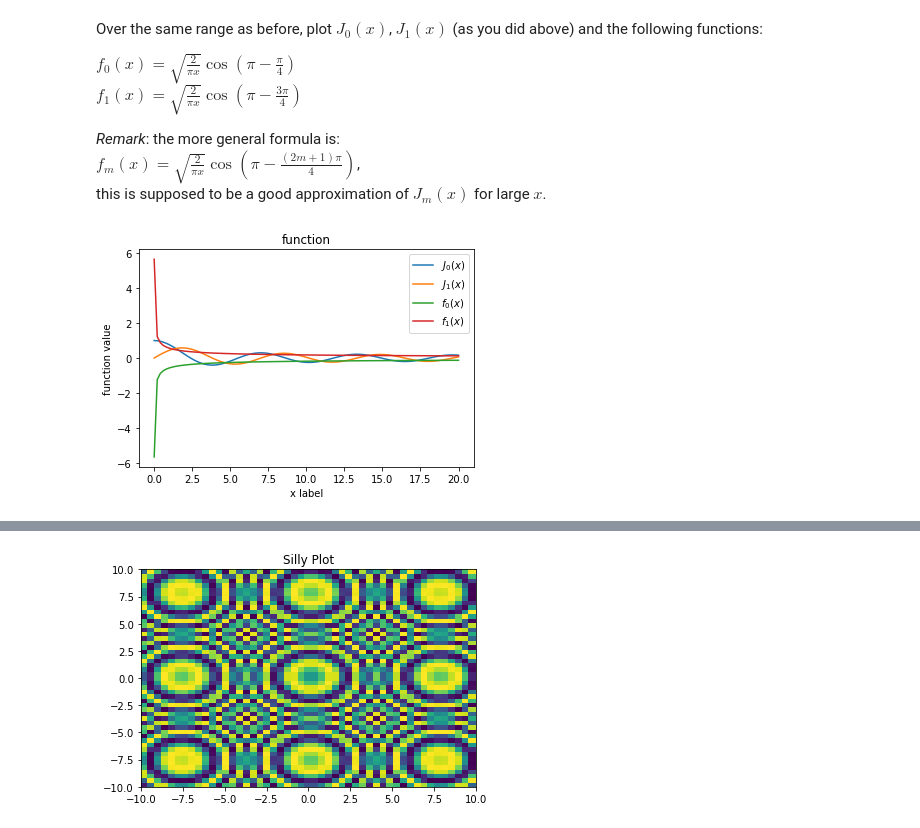
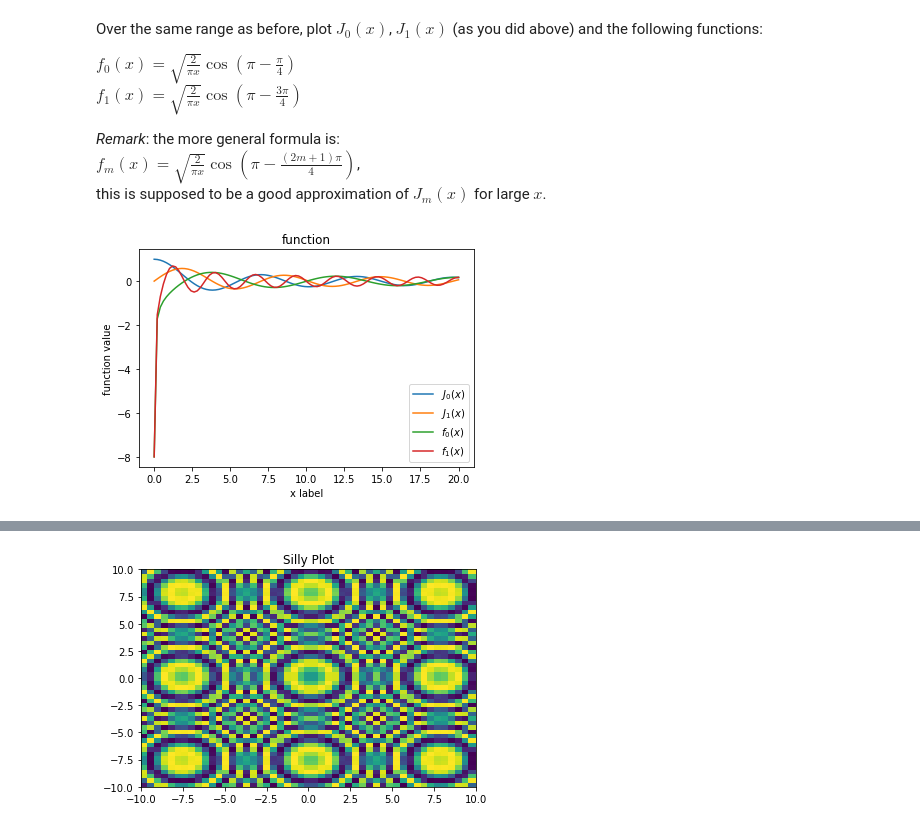
Before and after one commit to emoli003/Homework02, a Jupyter notebook: Homework_02.ipynb, the cells around one changed output, grey strips where cells are left out. Cells and saved outputs as stored; diff of their text form; code cells hidden in the pictures.

```diff
--- a/Homework_02.ipynb
+++ b/Homework_02.ipynb
@@ -194,29 +194,29 @@ this is supposed to be a good approximation of $J_m(x)$ for large $x$.
 # %%
 import matplotlib.pyplot as plt
 import numpy as np
 
 def F_m(m,x):
-    return ((2/(pi*x))**0.5)*cos(pi-((2*m+1)*pi)/4)
+    return ((2/(pi*x))**0.5)*cos(pi-((2*m+1)*pi*x)/4)
 
 x2 = np.linspace(0.01, 20, 100)
 
 Fnp = np.vectorize(F_m)
 plt.plot(x,Jnp(0,x2) ,label='$J_0(x)$')
 plt.plot(x,Jnp(1,x2) ,label='$J_1(x)$')
 
 plt.plot(x,Fnp(0,x2),label='$f_0(x)$')
 plt.plot(x,Fnp(1,x2),label='$f_1(x)$')
 
 # FILL IN THE REST
 # Make sure to include plot labels
 
 plt.xlabel('x label')
 plt.ylabel('function value')
 plt.title("function")
 plt.legend()
 plt.show()
 # %% [output]
-[figure, old version]
+[figure, new version]
 # %% [markdown]
 ### D. Plotting Diffraction Patterns
 
```
Also changed, not shown: parts of 2 cells of this notebook.
